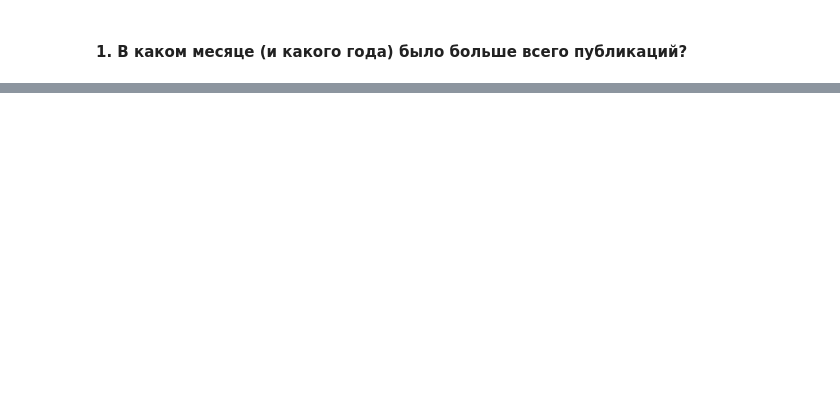
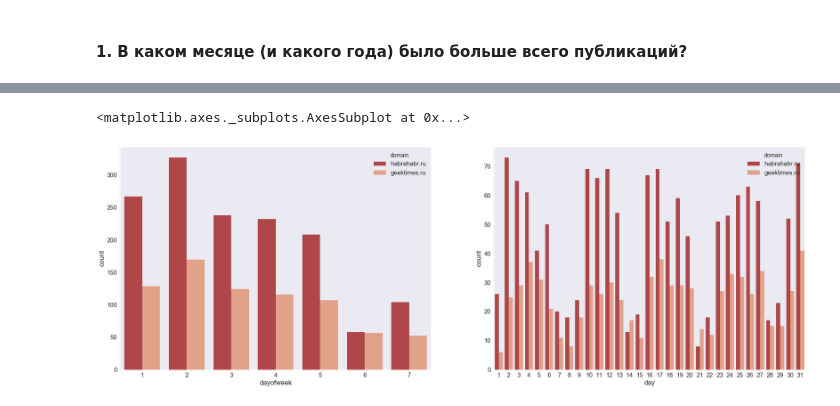
Before and after one commit to olelukoje/OpenDataScience, a Jupyter notebook: ods_2_visualization_hw.ipynb, the cells around one changed output, grey strips where cells are left out. Cells and saved outputs as stored; diff of their text form; code cells hidden in the pictures; blank space fills up the shorter version.

```diff
--- a/ods_2_visualization_hw.ipynb
+++ b/ods_2_visualization_hw.ipynb
@@ -125,0 +174,7 @@ df['post_id'][].value_counts().plot(kind = 'bar', label = '')
+# %%
+_, axes = plt.subplots(1, 2, figsize=(30, 10))
+sns.countplot(x='dayofweek', hue='domain', data=df[(df['month'] == 3) & (df['year'] == 2015)], ax=axes[0])
+sns.countplot(x='day', hue='domain', data=df[(df['month'] == 3) & (df['year'] == 2015)], ax=axes[1])
+# %% [output]
+<matplotlib.axes._subplots.AxesSubplot at 0x...>
+[figure, added]
```
Also changed, not shown: parts of 23 cells of this notebook, 1 other file.
